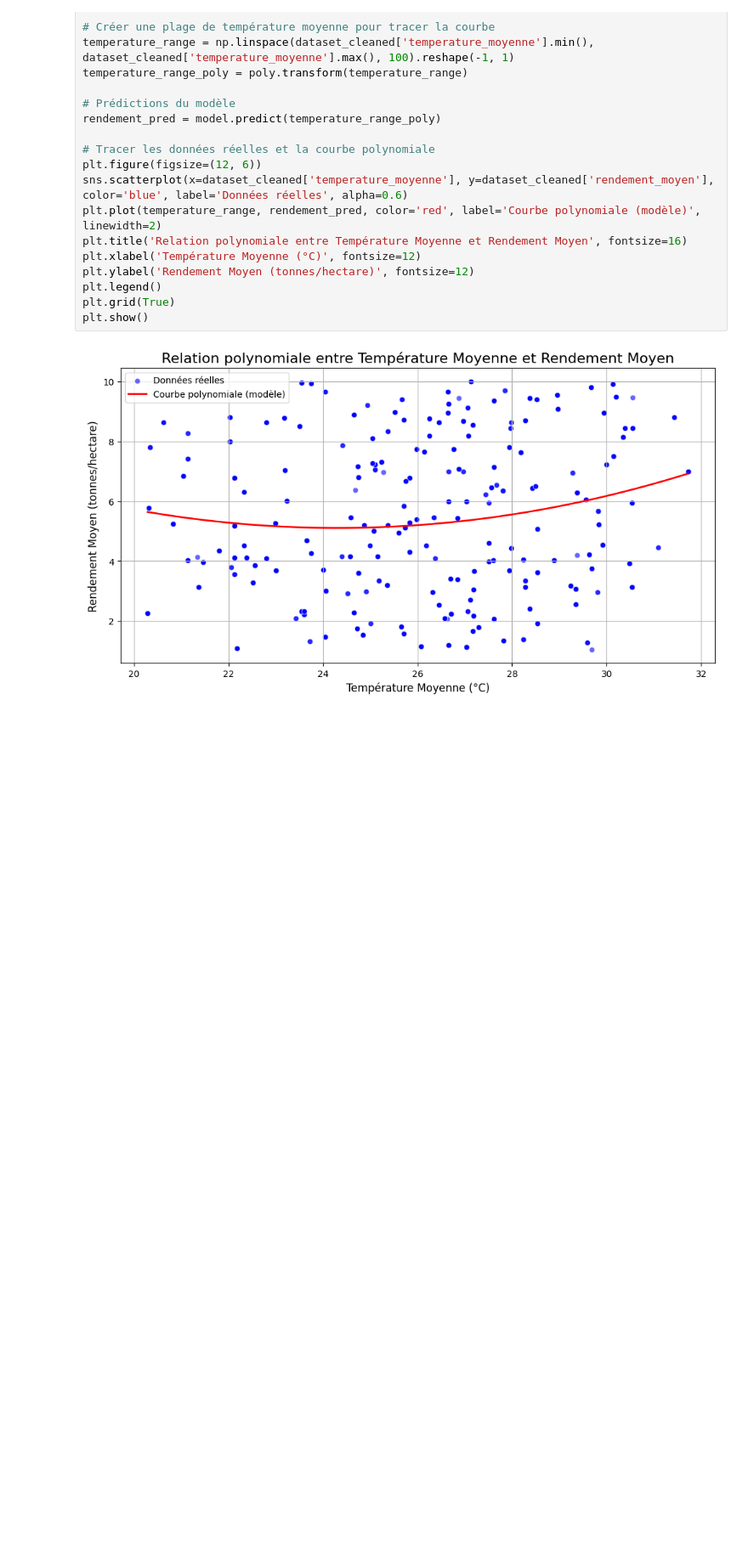
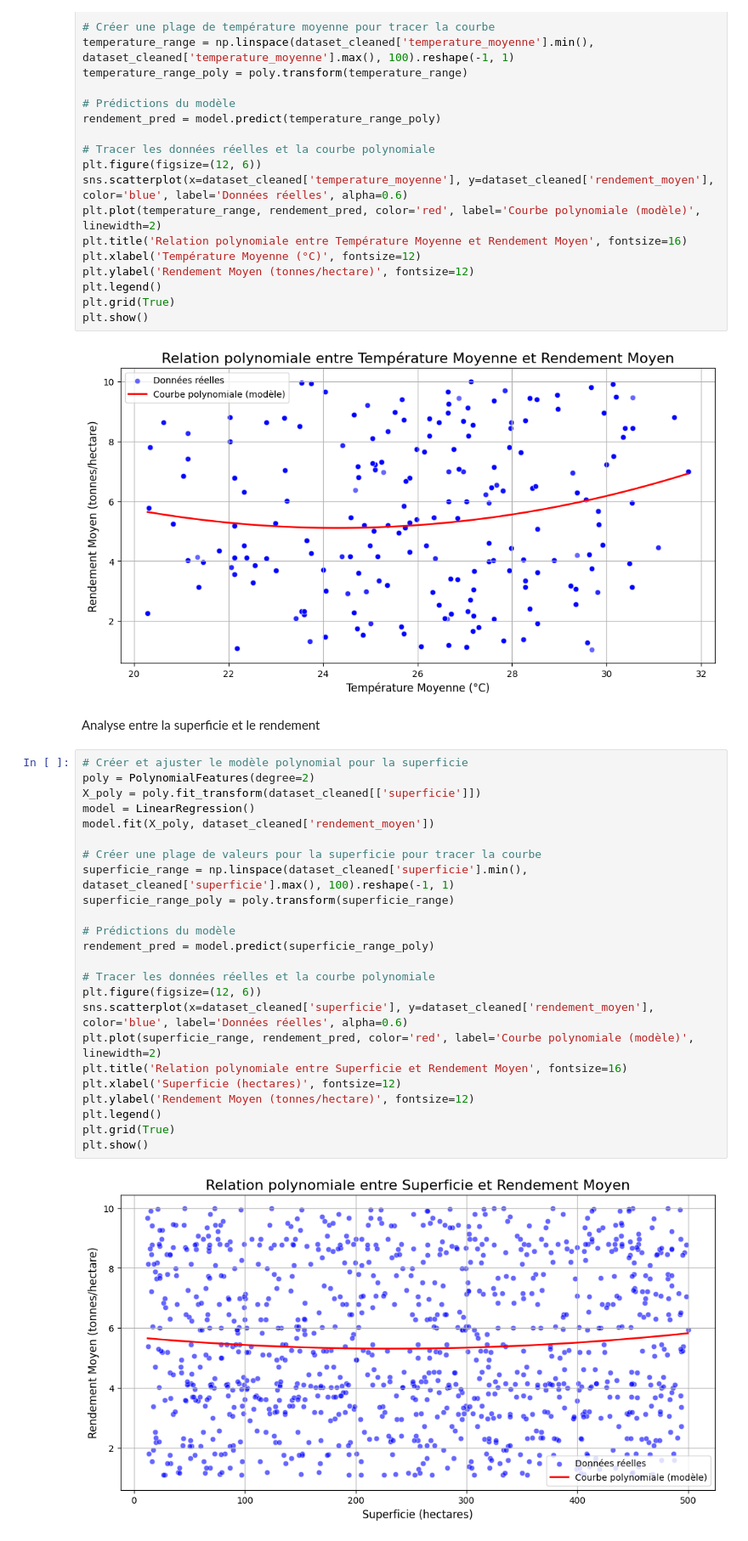
Before and after one commit to Flinguee75/ML-Yield-Prediction-Model, a Jupyter notebook: datasets/data_workflow.ipynb, the cells around one changed output. Shown at 85% size. Saved outputs shown, nothing was run; the diff lists cells and outputs as text; blank space fills up the shorter version.

Commit message:
Fin des analyses places a l'entrainement

```diff
--- a/datasets/data_workflow.ipynb
+++ b/datasets/data_workflow.ipynb
@@ -214,3 +214,31 @@ plt.grid(True)
 plt.show()
 # %% [output]
 [figure]
+# %% [markdown]
+Analyse entre la superficie et le rendement
+# %%
+# Créer et ajuster le modèle polynomial pour la superficie
+poly = PolynomialFeatures(degree=2)
+X_poly = poly.fit_transform(dataset_cleaned[['superficie']])
+model = LinearRegression()
+model.fit(X_poly, dataset_cleaned['rendement_moyen'])
+
+# Créer une plage de valeurs pour la superficie pour tracer la courbe
+superficie_range = np.linspace(dataset_cleaned['superficie'].min(), dataset_cleaned['superficie'].max(), 100).reshape(-1, 1)
+superficie_range_poly = poly.transform(superficie_range)
+
+# Prédictions du modèle
+rendement_pred = model.predict(superficie_range_poly)
+
+# Tracer les données réelles et la courbe polynomiale
+plt.figure(figsize=(12, 6))
+sns.scatterplot(x=dataset_cleaned['superficie'], y=dataset_cleaned['rendement_moyen'], color='blue', label='Données réelles', alpha=0.6)
+plt.plot(superficie_range, rendement_pred, color='red', label='Courbe polynomiale (modèle)', linewidth=2)
+plt.title('Relation polynomiale entre Superficie et Rendement Moyen', fontsize=16)
+plt.xlabel('Superficie (hectares)', fontsize=12)
+plt.ylabel('Rendement Moyen (tonnes/hectare)', fontsize=12)
+plt.legend()
+plt.grid(True)
+plt.show()
+# %% [output]
+[figure, added]
```
